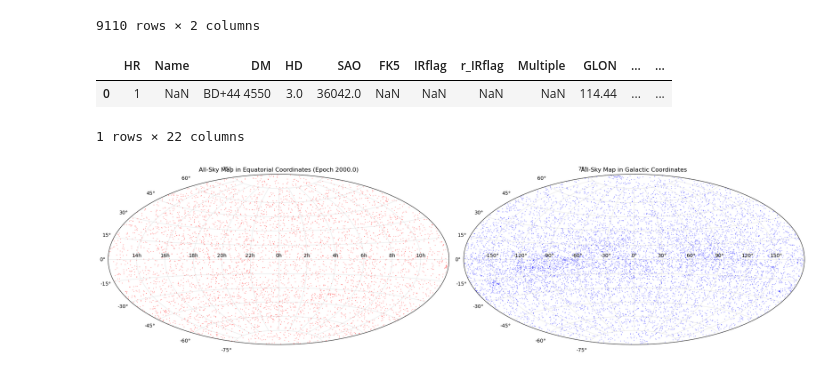
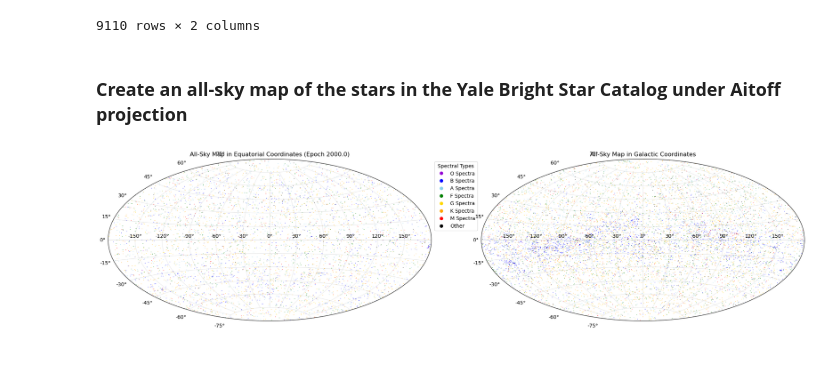
Before and after one commit to dylanxlam/data_visualization_practive, a Jupyter notebook: practice7/HWK7.ipynb, the cells around one changed output. Drawn from its saved outputs; the diff is of its cells as text; code cells hidden in the pictures.

```diff
--- a/practice7/HWK7.ipynb
+++ b/practice7/HWK7.ipynb
@@ -3,3 +4,3 @@ import pandas as pd
 import matplotlib.pyplot as plt
 # %%
-df = pd.read_csv('bsc51.csv')
+df = pd.read_csv('bsc5.csv')
@@ -115,61 +122,73 @@ df[['SpType', 'Color']]
 | 9108 | K4IIIb | orange |
 | 9109 | B8IVpHgMn | medium blue |
 9110 rows × 2 columns
-# %%
-df.head(1)
-# %% [output]
-|  | HR | Name | DM | HD | SAO | FK5 | IRflag | r_IRflag | Multiple | GLON | ... | ... |
-| 0 | 1 | NaN | BD+44 4550 | 3.0 | 36042.0 | NaN | NaN | NaN | NaN | 114.44 | ... | ... |
-1 rows × 22 columns
+# %% [markdown]
+### **Create an all-sky map of the stars in the Yale Bright Star Catalog under Aitoff projection**
 # %%
-import pandas as pd
-import numpy as np
-import matplotlib.pyplot as plt
+
+color_map = {
+    'violet': ('O Spectra', 'darkviolet'),
+    'medium blue': ('B Spectra', 'blue'),
+    'light blue': ('A Spectra', 'skyblue'),
+    'green': ('F Spectra', 'green'),
+    'yellow': ('G Spectra', 'gold'),
+    'orange': ('K Spectra', 'orange'),
+    'red': ('M Spectra', 'red'),
+    'black': ('Other', 'black')
+}
 
 def adjust_ra(ra):
-    ra_deg = ra * 15  # Convert hours to degrees
+    ra_deg = ra * 15
     return np.where(ra_deg > 180, ra_deg - 360, ra_deg)
 
 def adjust_glon(glon):
     return np.where(glon > 180, glon - 360, glon)
 
 def correct_dec(dec):
-    # Check if declination is in degrees or hours
+    # Check if declination is in degrees
     if np.all(dec >= 0) and np.max(dec) <= 24:
-        # If in hours, convert to degrees
         dec = dec * 15
 
-    # Ensure declination is within -90 to 90 range
     dec = np.clip(dec, -90, 90)
     return dec
 
-# Get GLON and GLAT
+# coordinates
 galactic_longitude = adjust_glon(df['GLON'].dropna().values)
 galactic_latitude = df['GLAT'].dropna().values
-
-# Get RA and Dec
 equatorial_longitude = adjust_ra(df['RA'].dropna().values)
 equatorial_latitude = correct_dec(df['Dec'].dropna().values)
 
+equatorial_mask = df['RA'].notna() & df['Dec'].notna()
+galactic_mask = df['GLON'].notna() & df['GLAT'].notna()
+equatorial_colors = df.loc[equatorial_mask, 'Color'].map(dict([(k, v[1]) for k, v in color_map.items()])).values
+galactic_colors = df.loc[galactic_mask, 'Color'].map(dict([(k, v[1]) for k, v in color_map.items()])).values
+
 plt.figure(figsize=(20, 10))
 
-# Plot Equatorial coordinates
+# equatorial coordinates
 ax1 = plt.subplot(121, projection='aitoff')
 ax1.set_title('All-Sky Map in Equatorial Coordinates (Epoch 2000.0)')
 ax1.grid(True, alpha=0.3)
 sc1 = ax1.scatter(np.radians(equatorial_longitude), np.radians(equatorial_latitude),
-                  s=2, alpha=0.5, c='red', edgecolors='none')
-ax1.set_xticklabels(['14h','16h','18h','20h','22h','0h','2h','4h','6h','8h','10h'])
+                  s=2, alpha=0.5, c=equatorial_colors, edgecolors='none')
 
-# Plot Galactic coordinates
+#galactic coordinates
 ax2 = plt.subplot(122, projection='aitoff')
 ax2.set_title('All-Sky Map in Galactic Coordinates')
 ax2.grid(True, alpha=0.3)
 sc2 = ax2.scatter(np.radians(galactic_longitude), np.radians(galactic_latitude),
-                  s=2, alpha=0.5, c='blue', edgecolors='none')
+                  s=2, alpha=0.5, c=galactic_colors, edgecolors='none')
+
+# legend
+legend_elements = [plt.Line2D([0], [0], marker='o', color='w',
+                             markerfacecolor=color[1], label=color[0],
+                             markersize=8)
+                  for color in color_map.values()]
+ax1.legend(handles=legend_elements, loc='upper right',
+          bbox_to_anchor=(1.15, 1.0), title='Spectral Types')
 
 plt.tight_layout()
-plt.savefig('corrected_sky_map.pdf', dpi=300, bbox_inches='tight')
+plt.savefig('colored_sky_map.pdf', dpi=300, bbox_inches='tight')
 plt.show()
 # %% [output]
-[figure, old version]
+[figure, new version]
```
Also changed, not shown: parts of 4 cells of this notebook, 7 other files.
